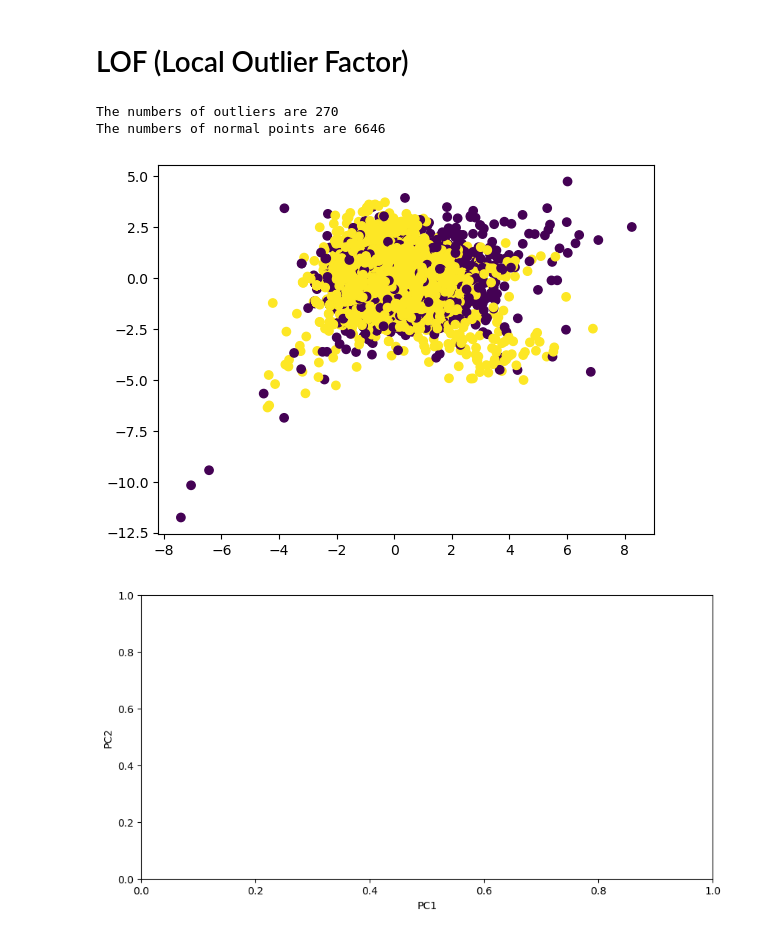
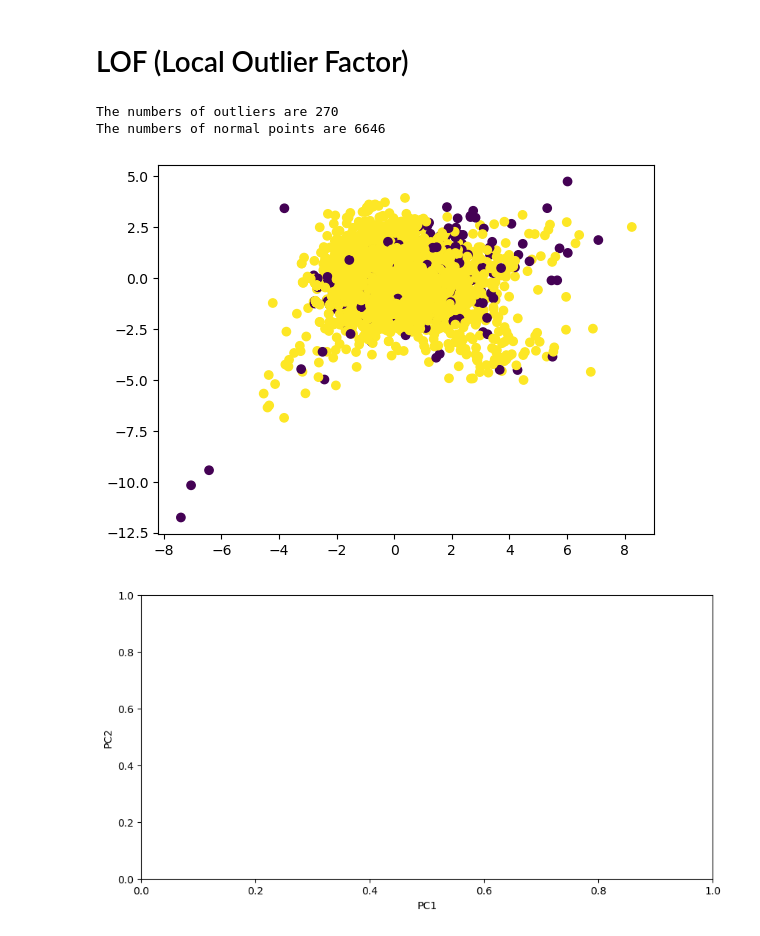
Before and after one commit to aneesi6247-lgtm/Unsupervised-Machine-Learning, a Jupyter notebook: Part_02_PCA.ipynb, the cells around one changed output. Saved outputs shown, nothing was run; the diff lists cells and outputs as text; code cells hidden in the pictures.

```diff
--- a/Part_02_PCA.ipynb
+++ b/Part_02_PCA.ipynb
@@ -80,20 +80,20 @@ The numbers of normal points are 6646
 # LOF (Local Outlier Factor)
 # %%
 from sklearn.neighbors import LocalOutlierFactor
-lof = LocalOutlierFactor()
+lof = LocalOutlierFactor(contamination=0.036)
 lebels = lof.fit_predict(x_scaled)
 pca = PCA(n_components=2)
 x_pca = pca.fit_transform(x_scaled)
 plt.scatter(x_pca[:,0],x_pca[:,1], c = lebels)
 plt.figure(figsize=(10,5))
 plt.xlabel("PC1")
 plt.ylabel("PC2")
 n_outliers = np.sum(labels ==-1)
 n_normal = np.sum(labels ==1)
 print("The numbers of outliers are", n_outliers)
 print("The numbers of normal points are", n_normal)
 # %% [output]
 The numbers of outliers are 270
 The numbers of normal points are 6646
-[figure, old version]
+[figure, new version]
 [figure]
```
Also changed, not shown: parts of 1 cell of this notebook, 5 other files.
